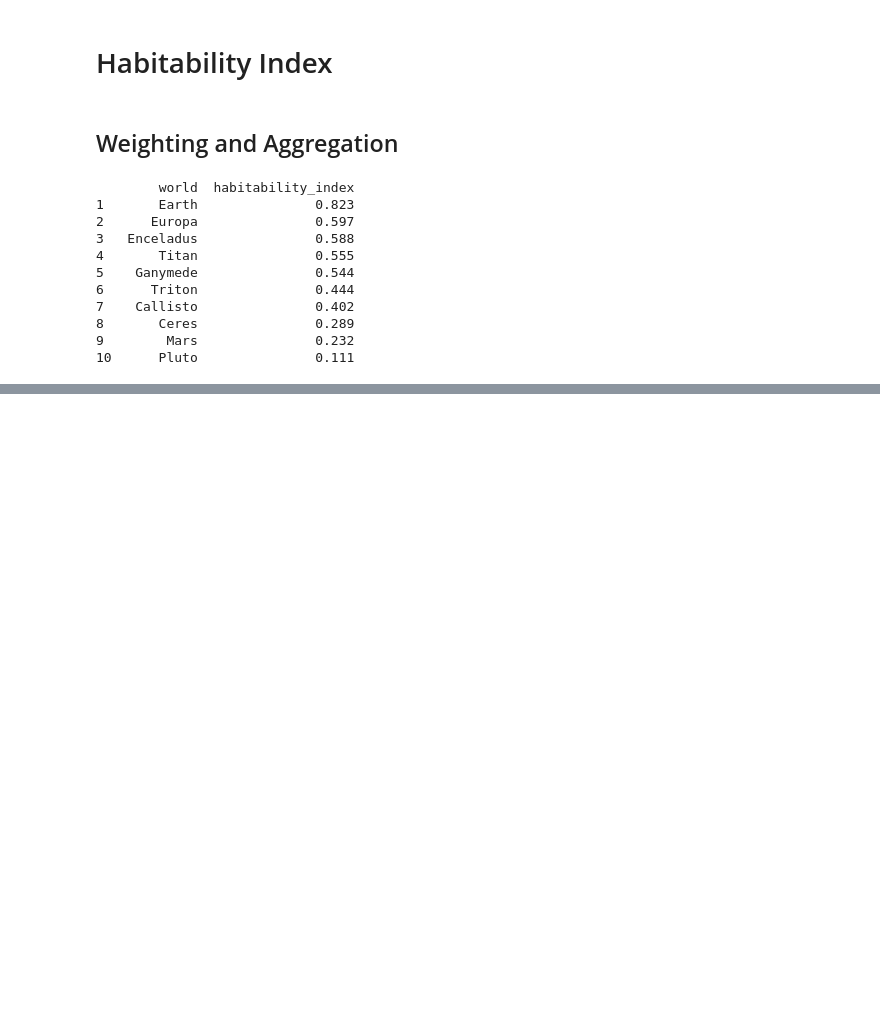
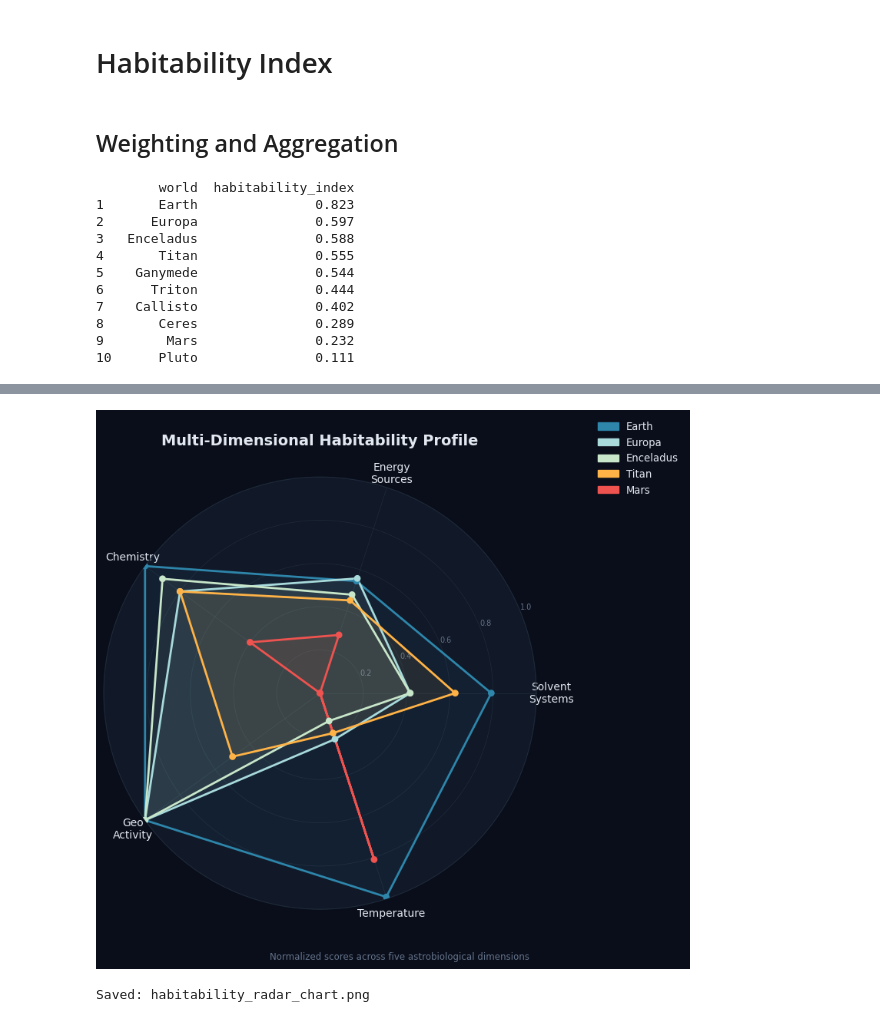
Before and after one commit to DataxEnv/astrobio-habitability-index, a Jupyter notebook: astrobio-habitability-index.ipynb, the cells around one changed output, grey strips where cells are left out. Drawn from its saved outputs; the diff is of its cells as text; code cells hidden in the pictures; blank space fills up the shorter version.

```diff
--- a/astrobio-habitability-index.ipynb
+++ b/astrobio-habitability-index.ipynb
@@ -249,0 +364,5 @@ print(results.round(3).to_string())
+# %%
+plot_radar(df_norm)
+# %% [output]
+[figure, added]
+Saved: habitability_radar_chart.png
```
Also changed, not shown: parts of 12 cells of this notebook.
